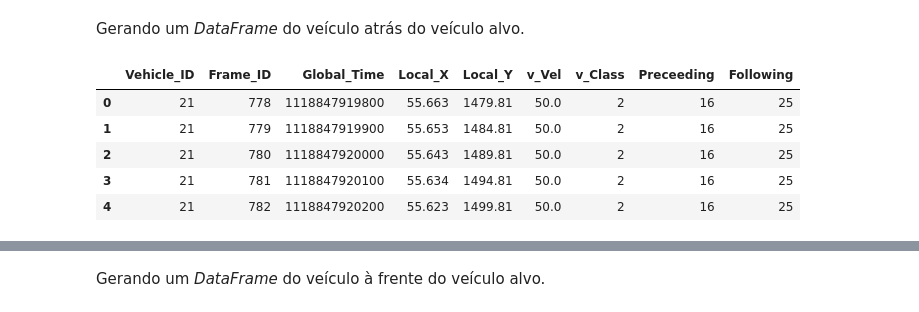
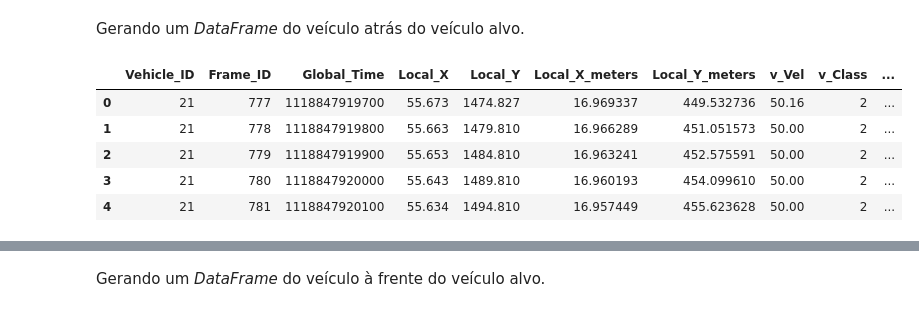
Before and after one commit to FilipeKN4/trajectory_prediction, a Jupyter notebook: lstm_trajectory_prediction.ipynb, the cells around one changed output, grey strips where cells are left out. Cells and saved outputs as stored; diff of their text form; code cells hidden in the pictures.

```diff
--- a/lstm_trajectory_prediction.ipynb
+++ b/lstm_trajectory_prediction.ipynb
@@ -153,4 +239,19 @@ def get_surround_dataset_from_same_frames_of_target(target_df, surround_df):
+# %%
+def application_of_savgol_filter_and_return_dataframe(actual_df):
+    if len(actual_df) == 0:
+        return actual_df
+
+    local_x = np.array(actual_df['Local_X_meters'])
+    local_x_savgol = savgol_filter(local_x, 11, 2)
+
+    local_y = np.array(actual_df['Local_Y_meters'])
+    local_y_savgol = savgol_filter(local_y, 11, 2)
+
+    actual_df['Local_X_filtered'] = pd.Series(local_x_savgol, index=actual_df.index)
+    actual_df['Local_Y_filtered'] = pd.Series(local_y_savgol, index=actual_df.index)
+
+    return actual_df
 # %%
-full_target_df = get_vehicle_dataset(df, 16)
+full_target_df = get_target_dataframe(df, 16)
 # %% [markdown]
 Gerando um _DataFrame_ do veículo alvo. São utilizados os últimos 100 frames em que o veículo aparece, o que equivalem à 10 segundos.
@@ -166,0 +258,4 @@ target_df.head()
+# %%
+initial_target_df = full_target_df[-101:].copy()
+target_df = full_target_df[-101:].copy()
+target_df.head()
@@ -175,0 +278,3 @@ target_df.tail()
+# %%
+target_df = application_of_savgol_filter_and_return_dataframe(target_df)
+target_df.head()
@@ -176,16 +310,18 @@ target_df.tail()
 # %% [markdown]
 Gerando um _DataFrame_ do veículo atrás do veículo alvo.
 # %%
-behind_df = get_vehicle_dataset(df, 16, "Preceeding")
-behind_df = get_surround_dataset_from_same_frames_of_target(target_df, behind_df)
+behind_df = get_preceeding_or_following_dataframe(df, target_df)
+#behind_df = get_vehicle_dataset(m_df, 16, "Preceeding")
+#behind_df = get_surround_dataset_from_same_frames_of_target(target_df, behind_df)
+behind_df = application_of_savgol_filter_and_return_dataframe(behind_df)
 behind_df.head()
 # %% [output]
-|  | Vehicle_ID | Frame_ID | Global_Time | Local_X | Local_Y | v_Vel | v_Class | Preceeding | Following |
-| 0 | 21 | 778 | 1118847919800 | 55.663 | 1479.81 | 50.0 | 2 | 16 | 25 |
-| 1 | 21 | 779 | 1118847919900 | 55.653 | 1484.81 | 50.0 | 2 | 16 | 25 |
-| 2 | 21 | 780 | 1118847920000 | 55.643 | 1489.81 | 50.0 | 2 | 16 | 25 |
-| 3 | 21 | 781 | 1118847920100 | 55.634 | 1494.81 | 50.0 | 2 | 16 | 25 |
-| 4 | 21 | 782 | 1118847920200 | 55.623 | 1499.81 | 50.0 | 2 | 16 | 25 |
+|  | Vehicle_ID | Frame_ID | Global_Time | Local_X | Local_Y | Local_X_meters | Local_Y_meters | v_Vel | v_Class | ... |
+| 0 | 21 | 777 | 1118847919700 | 55.673 | 1474.827 | 16.969337 | 449.532736 | 50.16 | 2 | ... |
+| 1 | 21 | 778 | 1118847919800 | 55.663 | 1479.810 | 16.966289 | 451.051573 | 50.00 | 2 | ... |
+| 2 | 21 | 779 | 1118847919900 | 55.653 | 1484.810 | 16.963241 | 452.575591 | 50.00 | 2 | ... |
+| 3 | 21 | 780 | 1118847920000 | 55.643 | 1489.810 | 16.960193 | 454.099610 | 50.00 | 2 | ... |
+| 4 | 21 | 781 | 1118847920100 | 55.634 | 1494.810 | 16.957449 | 455.623628 | 50.00 | 2 | ... |
 # %%
 behind_df.tail()
 # %% [output]
```
Also changed, not shown: parts of 57 cells of this notebook.
